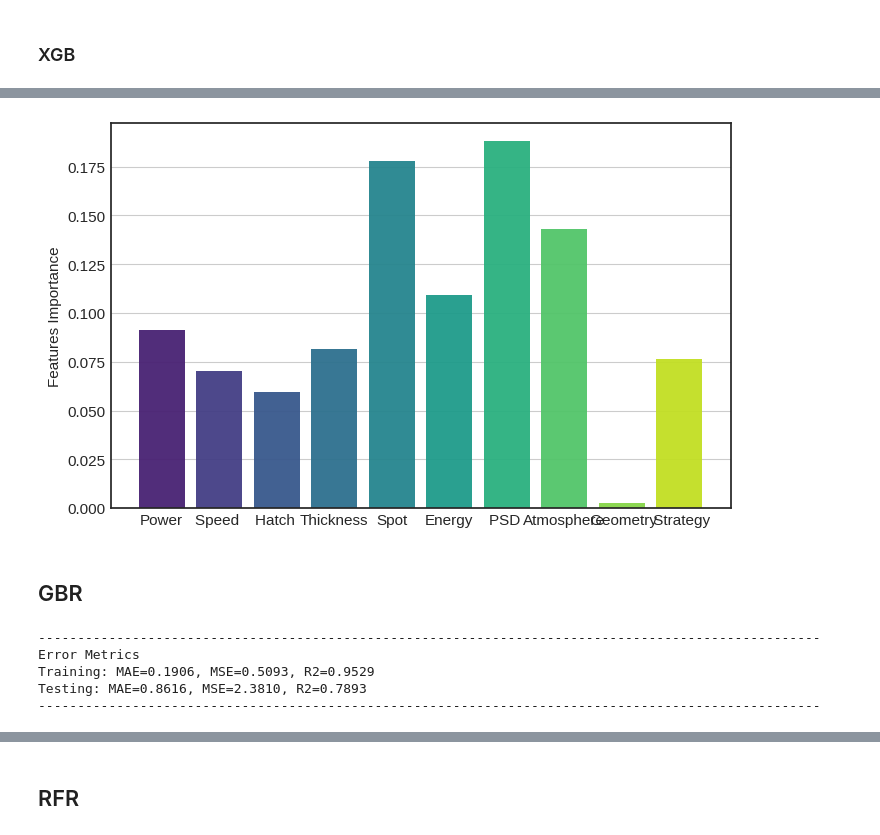
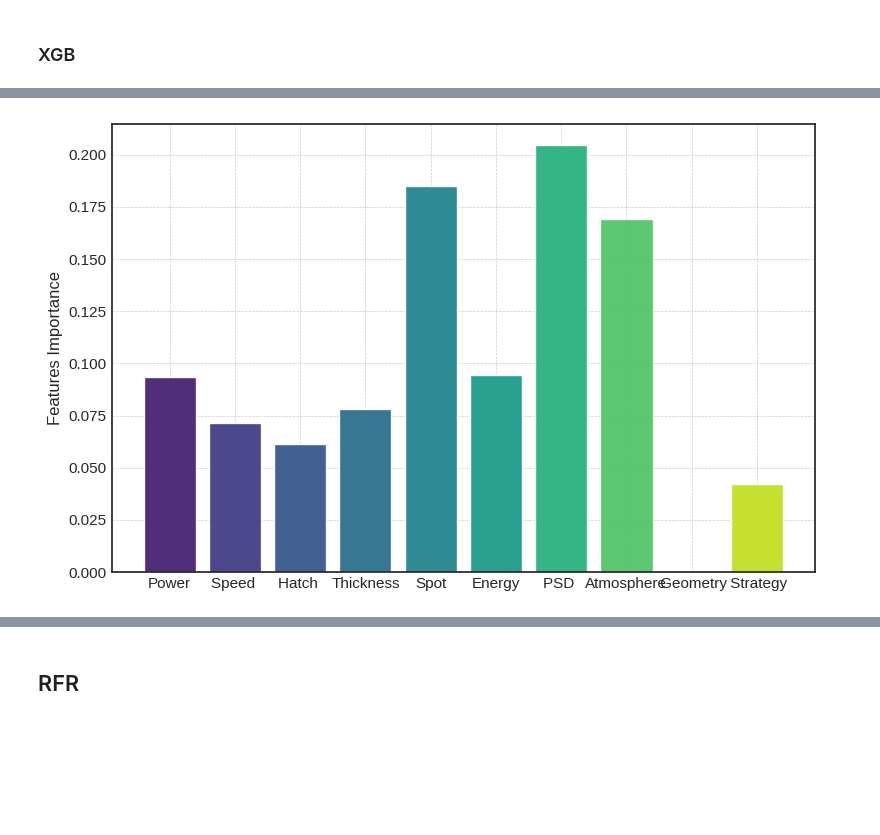
Before and after one commit to GermanOmar/LPBF, a Jupyter notebook: RDAl_prediction.ipynb, the cells around one changed output, grey strips where cells are left out. Saved outputs shown, nothing was run; the diff lists cells and outputs as text; code cells hidden in the pictures; blank space fills up the shorter version.

```diff
--- a/RDAl_prediction.ipynb
+++ b/RDAl_prediction.ipynb
@@ -228,0 +362,27 @@ from sklearn.gaussian_process import GaussianProcessRegressor
+# %%
+from sklearn.neighbors import KNeighborsRegressor
+#KERNEL
+#GBR=GradientBoostingRegressor(n_estimators=100, random_state=0)
+KNR=KNeighborsRegressor(n_neighbors=2 )
+
+#START TRAINING
+KNR.fit(X_train, y_train)
+#PREDICTION
+y_train_pred = KNR.predict(X_train)
+y_test_pred = KNR.predict(X_test)
+
+y_pred_train = KNR.predict(X_train)
+y_pred_test = KNR.predict(X_test)
+
+MSE_train = MSE(y_train, y_train_pred)
+MSE_test = MSE(y_test, y_test_pred)
+r2_train = R2(y_train, y_train_pred)
+r2_test = R2(y_test, y_test_pred)
+mae_train = MAE(y_train, y_train_pred)
+mae_test = MAE(y_test, y_test_pred)
+
+print('-'*100)
+print(f'Error Metrics')
+print(f'Training: MAE={mae_train:.4f}, MSE={MSE_train:.4f}, R2={r2_train:.4f}')
+print(f'Testing: MAE={mae_test:.4f}, MSE={MSE_test:.4f}, R2={r2_test:.4f}')
+print('-'*100)
@@ -239,7 +430,7 @@ import numpy as np
 xgbr = xgb.XGBRegressor(base_score=0.5, booster='gbtree', colsample_bylevel=1,
              colsample_bynode=1, colsample_bytree=1, gamma=0,
              importance_type='gain', learning_rate=0.1, max_delta_step=0,
-             max_depth=20, min_child_weight=1, missing=np.nan, n_estimators=1000, # Changed missing value to np.nan
+             min_child_weight=1, missing=np.nan, n_estimators=1000, # Changed missing value to np.nan
              n_jobs=1, nthread=None, objective='reg:linear', random_state=42,
              reg_alpha=0, reg_lambda=0.1, scale_pos_weight=1, seed=None,
              silent=None, subsample=1, verbosity=0)
@@ -317,55 +509,24 @@ Feature: 9, Score: 0.07631
 # %%
 # Create lists for the plot
 import seaborn as sns
 plt.style.use('seaborn-v0_8-white')
 palette = sns.color_palette("viridis", len(mi_df))
 
 labels = ['Power', 'Speed ', 'Hatch ',  'Thickness', 'Spot', 'Energy', 'PSD ', 'Atmosphere', ' Geometry', ' Strategy']
 x_pos = np.arange(len(labels))
 
 fig, ax = plt.subplots()
 fig.set_size_inches((8,5))
 
 ax.bar(x_pos, importance, align='center', alpha=0.95, color=palette)
 ax.set_ylabel('Features Importance')
 ax.set_xticks(x_pos)
 ax.set_xticklabels(labels)
 #ax.set_title('Features Importance Analysis')
 ax.yaxis.grid(True)
+
+plt.grid(True, which='both', linestyle='--', linewidth=0.5)
+plt.tight_layout()
+plt.show()
 # %% [output]
-[figure, old version]
+[figure, new version]
-# %% [markdown]
-## GBR
-# %%
-from sklearn.ensemble import GradientBoostingRegressor
-#KERNEL
-#GBR=GradientBoostingRegressor(n_estimators=100, random_state=0)
-GBR=GradientBoostingRegressor(n_estimators=1000, random_state=42, learning_rate=0.1 )
-
-#START TRAINING
-GBR.fit(X_train, y_train)
-#PREDICTION
-y_train_pred = GBR.predict(X_train)
-y_test_pred = GBR.predict(X_test)
-
-y_pred_train = GBR.predict(X_train)
-y_pred_test = GBR.predict(X_test)
-
-MSE_train = MSE(y_train, y_train_pred)
-MSE_test = MSE(y_test, y_test_pred)
-r2_train = R2(y_train, y_train_pred)
-r2_test = R2(y_test, y_test_pred)
-mae_train = MAE(y_train, y_train_pred)
-mae_test = MAE(y_test, y_test_pred)
-
-print('-'*100)
-print(f'Error Metrics')
-print(f'Training: MAE={mae_train:.4f}, MSE={MSE_train:.4f}, R2={r2_train:.4f}')
-print(f'Testing: MAE={mae_test:.4f}, MSE={MSE_test:.4f}, R2={r2_test:.4f}')
-print('-'*100)
-# %% [output]
-----------------------------------------------------------------------------------------------------
-Error Metrics
-Training: MAE=0.1906, MSE=0.5093, R2=0.9529
-Testing: MAE=0.8616, MSE=2.3810, R2=0.7893
-----------------------------------------------------------------------------------------------------
```
Also changed, not shown: parts of 48 cells of this notebook.
